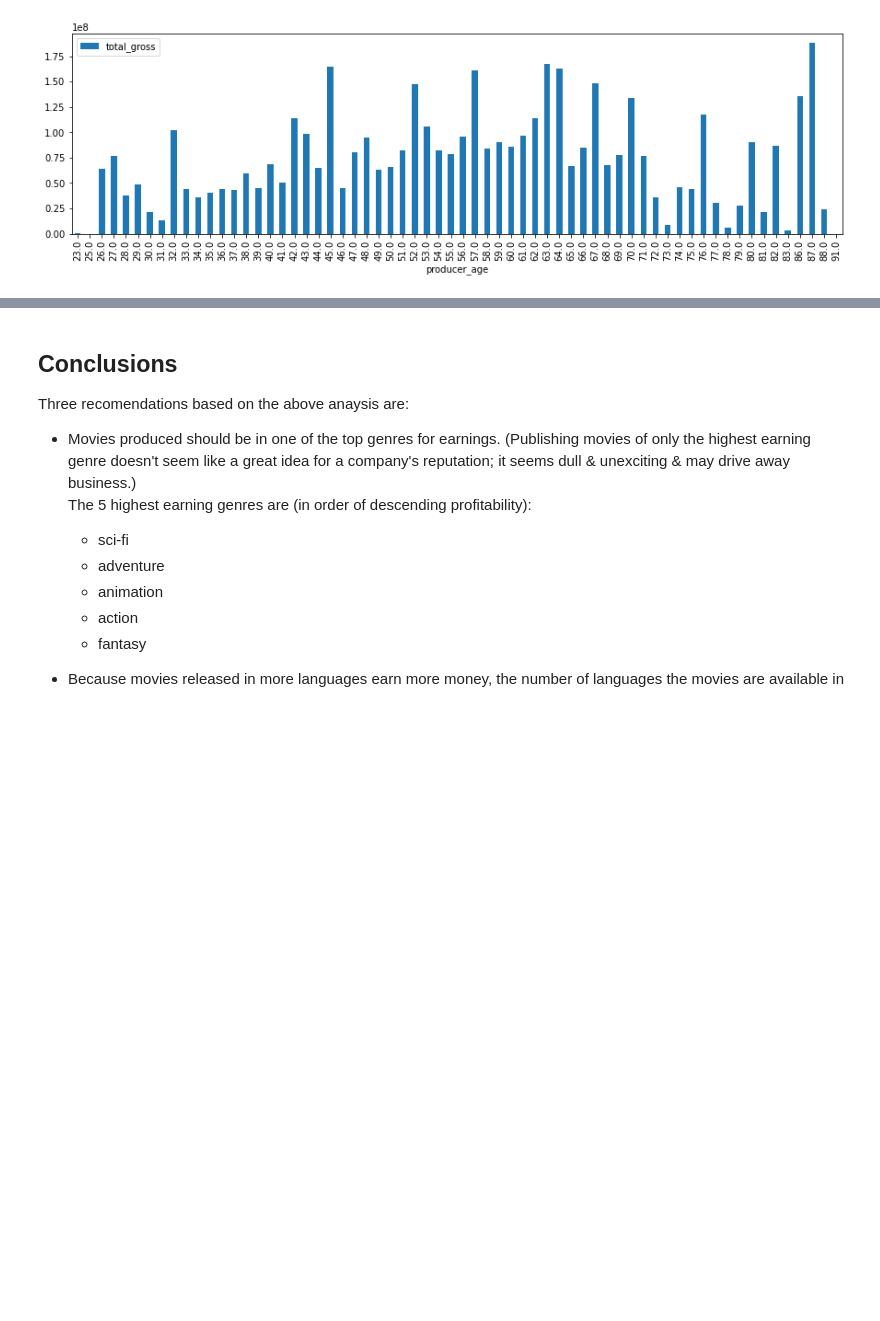
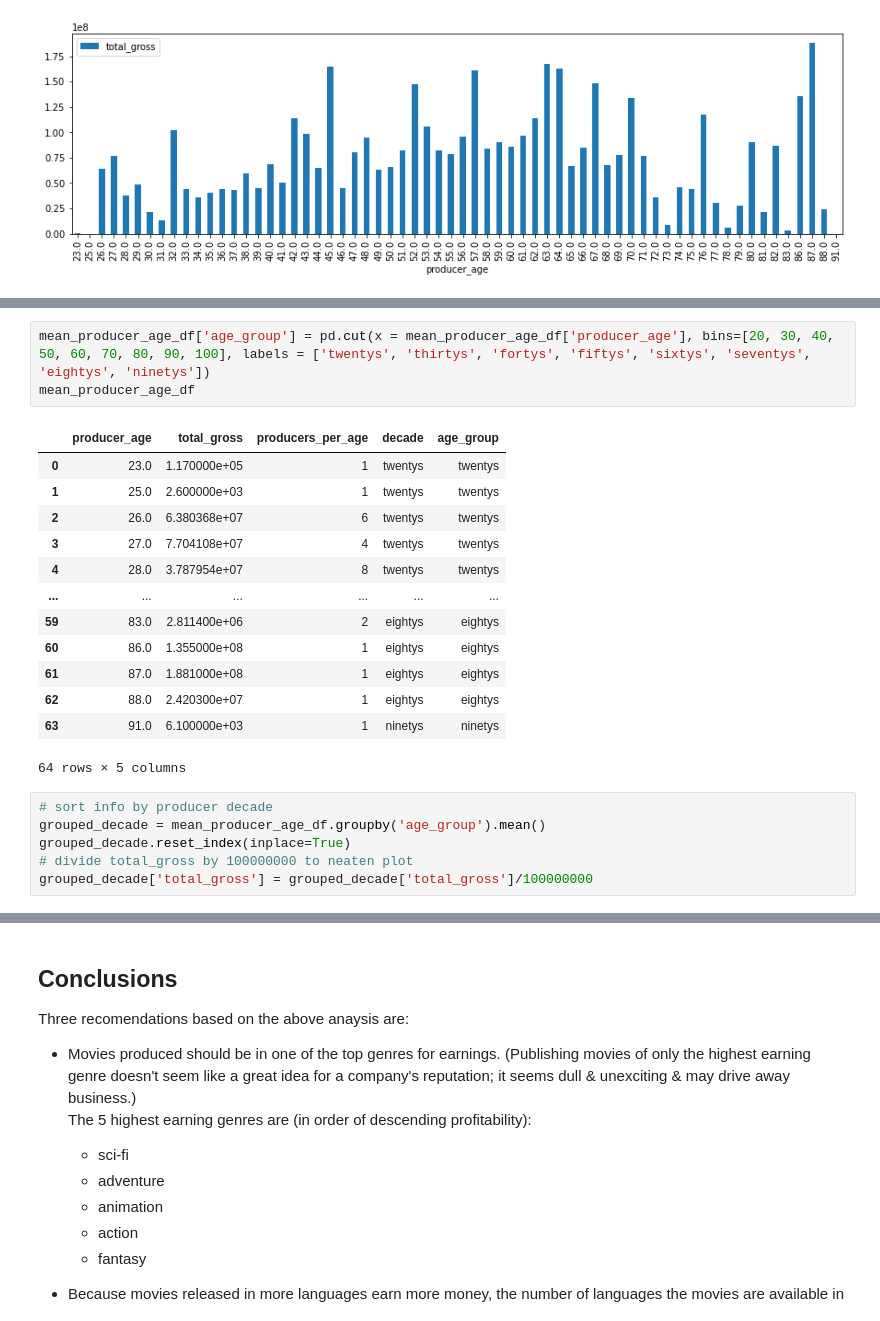
Before and after one commit to terminalcoder/Movie-Earnings-Analysis, a Jupyter notebook: Movie Earnings Analysis Notebook.ipynb, the cells around one changed output, grey strips where cells are left out. Saved outputs shown, nothing was run; the diff lists cells and outputs as text; blank space fills up the shorter version.

```diff
--- a/Movie Earnings Analysis Notebook.ipynb
+++ b/Movie Earnings Analysis Notebook.ipynb
@@ -665,0 +655,23 @@ mean_producer_age_df2.plot.bar(x = 'producer_age', y = 'total_gross', figsize=(1
+# %%
+mean_producer_age_df['age_group'] = pd.cut(x = mean_producer_age_df['producer_age'], bins=[20, 30, 40, 50, 60, 70, 80, 90, 100], labels = ['twentys', 'thirtys', 'fortys', 'fiftys', 'sixtys', 'seventys', 'eightys', 'ninetys'])
+mean_producer_age_df
+# %% [output]
+|  | producer_age | total_gross | producers_per_age | decade | age_group |
+| 0 | 23.0 | 1.170000e+05 | 1 | twentys | twentys |
+| 1 | 25.0 | 2.600000e+03 | 1 | twentys | twentys |
+| 2 | 26.0 | 6.380368e+07 | 6 | twentys | twentys |
+| 3 | 27.0 | 7.704108e+07 | 4 | twentys | twentys |
+| 4 | 28.0 | 3.787954e+07 | 8 | twentys | twentys |
+| ... | ... | ... | ... | ... | ... |
+| 59 | 83.0 | 2.811400e+06 | 2 | eightys | eightys |
+| 60 | 86.0 | 1.355000e+08 | 1 | eightys | eightys |
+| 61 | 87.0 | 1.881000e+08 | 1 | eightys | eightys |
+| 62 | 88.0 | 2.420300e+07 | 1 | eightys | eightys |
+| 63 | 91.0 | 6.100000e+03 | 1 | ninetys | ninetys |
+64 rows × 5 columns
+# %%
+# sort info by producer decade
+grouped_decade = mean_producer_age_df.groupby('age_group').mean()
+grouped_decade.reset_index(inplace=True)
+# divide total_gross by 100000000 to neaten plot
+grouped_decade['total_gross'] = grouped_decade['total_gross']/100000000
```
Also changed, not shown: parts of 10 cells of this notebook, 1 other file.
